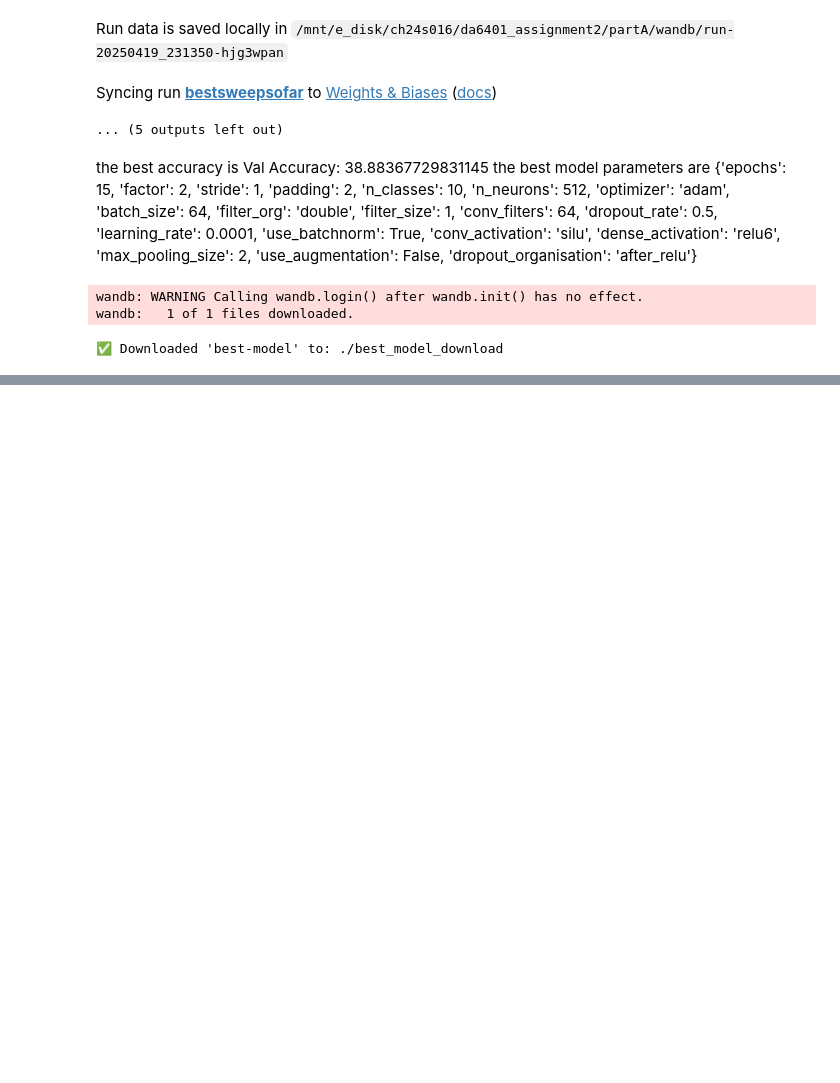
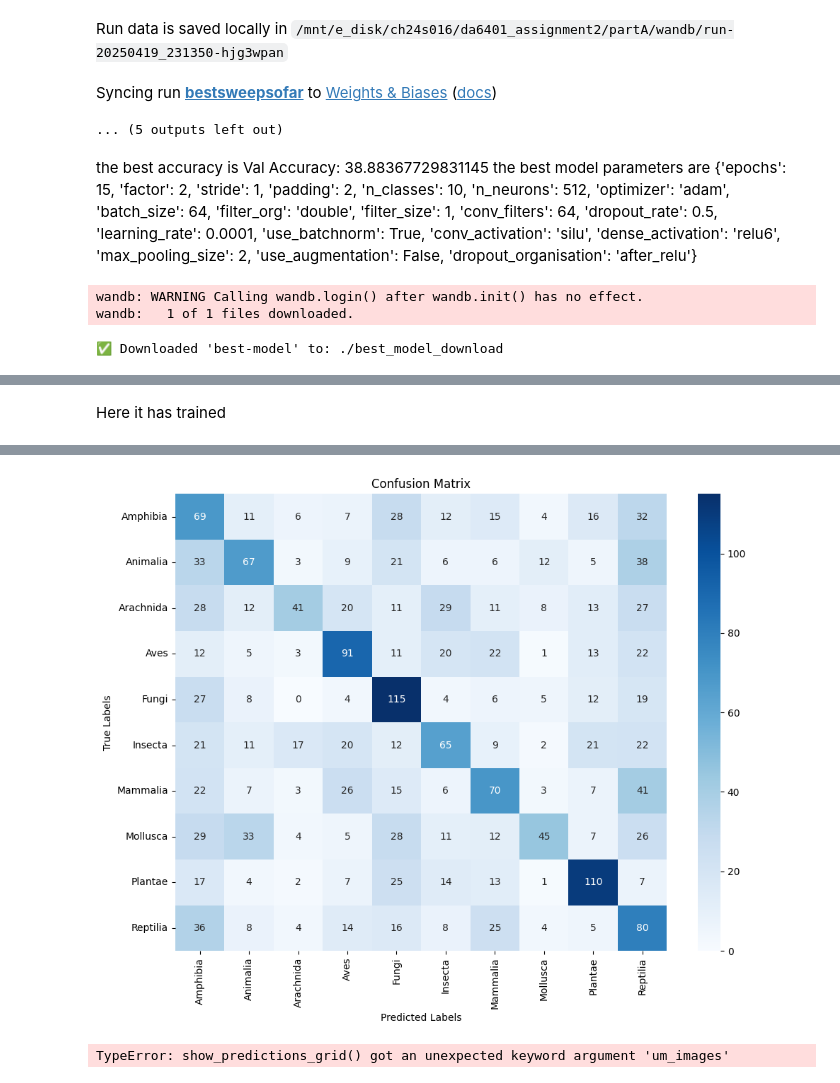
Before and after one commit to Hemnath0075/da6401_assignment2, a Jupyter notebook: partA/main.ipynb, the cells around one changed output, grey strips where cells are left out. Cells and saved outputs as stored; diff of their text form; code cells hidden in the pictures; blank space fills up the shorter version.

Commit message:
added final results of best model

```diff
--- a/partA/main.ipynb
+++ b/partA/main.ipynb
@@ -951,3 +968,5 @@ wandb:   1 of 1 files downloaded.
+# %% [markdown]
+Here it has trained
 # %%
 import torch
 import torch.nn as nn
@@ -1230,48 +1249,48 @@ def show_predictions_grid(model, test_loader, device, class_names, num_images=10
 
 
 def main():
-    # device = torch.device("cuda:0" if torch.cuda.is_available() else "cpu")
+    device = torch.device("cuda:0" if torch.cuda.is_available() else "cpu")
 
 
-    # model = CNN(config)
+    model = CNN(config)
 
-    # normalize = transforms.Normalize(mean=[0.485, 0.456, 0.406],
-    #                             std=[0.229, 0.224, 0.225])
+    normalize = transforms.Normalize(mean=[0.485, 0.456, 0.406],
+                                std=[0.229, 0.224, 0.225])
 
-    # # Dataloaders
-    # train_transform = transforms.Compose([
-    #     transforms.RandomResizedCrop(config['image_size'], scale=(0.5, 1.0)),
-    #     transforms.RandomHorizontalFlip(p=0.5),
-    #     transforms.RandomRotation(degrees=15),
-    #     transforms.ColorJitter(brightness=0.3, contrast=0.3, saturation=0.3, hue=0.05),
-    #     transforms.RandomGrayscale(p=0.1),
-    #     transforms.GaussianBlur(kernel_size=3),
-    #     transforms.ToTensor(),
-    #     normalize
-    # ]) if config['use_augmentation'] else transforms.Compose([
-    #     transforms.Resize(config['image_size']),
-    #     transforms.ToTensor(),
-    #     normalize
-    # ])
+    # Dataloaders
+    train_transform = transforms.Compose([
+        transforms.RandomResizedCrop(config['image_size'], scale=(0.5, 1.0)),
+        transforms.RandomHorizontalFlip(p=0.5),
+        transforms.RandomRotation(degrees=15),
+        transforms.ColorJitter(brightness=0.3, contrast=0.3, saturation=0.3, hue=0.05),
+        transforms.RandomGrayscale(p=0.1),
+        transforms.GaussianBlur(kernel_size=3),
+        transforms.ToTensor(),
+        normalize
+    ]) if config['use_augmentation'] else transforms.Compose([
+        transforms.Resize(config['image_size']),
+        transforms.ToTensor(),
+        normalize
+    ])
 
-    # val_transform = transforms.Compose([
-    #     transforms.Resize(config['image_size']),
-    #     transforms.ToTensor(),
-    #     normalize
-    # ])
+    val_transform = transforms.Compose([
+        transforms.Resize(config['image_size']),
+        transforms.ToTensor(),
+        normalize
+    ])
 
 
-    # device = torch.device("cuda:0" if torch.cuda.is_available() else "cpu")
-    # torch.cuda.set_device(device)
-    # train_dataset = datasets.ImageFolder('train', transform=train_transform)
-    # val_dataset = datasets.ImageFolder('val', transform=val_transform)
-    # train_loader = DataLoader(train_dataset, batch_size=config['batch_size'], shuffle=True,num_workers=4, pin_memory=True)
-    # val_loader = DataLoader(val_dataset, batch_size=config['batch_size'], shuffle=True,num_workers=4, pin_memory=True)
+    device = torch.device("cuda:0" if torch.cuda.is_available() else "cpu")
+    torch.cuda.set_device(device)
+    train_dataset = datasets.ImageFolder('../train', transform=train_transform)
+    val_dataset = datasets.ImageFolder('../val', transform=val_transform)
+    train_loader = DataLoader(train_dataset, batch_size=config['batch_size'], shuffle=True,num_workers=4, pin_memory=True)
+    val_loader = DataLoader(val_dataset, batch_size=config['batch_size'], shuffle=True,num_workers=4, pin_memory=True)
 
-    # trainer = TrainAndPredict(model, device, train_dataset.classes,optimizer=config['optimizer'],lr=config['learning_rate'])
+    trainer = TrainAndPredict(model, device, train_dataset.classes,optimizer=config['optimizer'],lr=config['learning_rate'])
 
-    # # Train and log
-    # trainer.train(train_loader, val_loader, epochs=config['epochs'])
+    # Train and log
+    trainer.train(train_loader, val_loader, epochs=config['epochs'])
 
     normalize = transforms.Normalize(mean=[0.485, 0.456, 0.406],
                                 std=[0.229, 0.224, 0.225])
@@ -1282,7 +1301,7 @@ def main():
         normalize
     ])
 
-    test_dataset = datasets.ImageFolder(root='test', transform=transform)
+    test_dataset = datasets.ImageFolder(root='../test', transform=transform)
     test_loader = DataLoader(test_dataset, batch_size=config['batch_size'], shuffle=False)
 
 
@@ -1300,0 +1336,2 @@ KeyboardInterrupt:
+[figure, added]
+TypeError: show_predictions_grid() got an unexpected keyword argument 'um_images'
```
Also changed, not shown: parts of 3 cells of this notebook.
